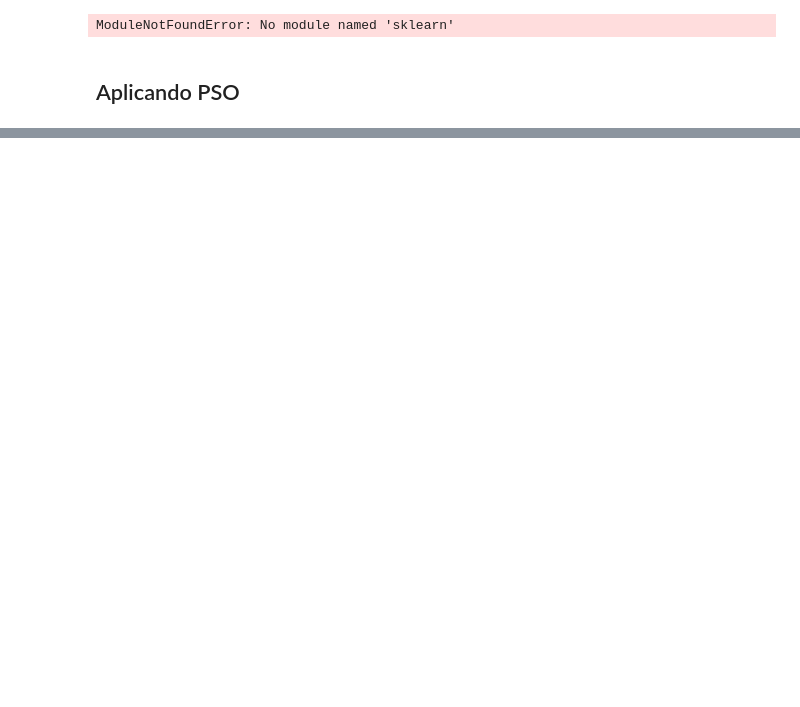
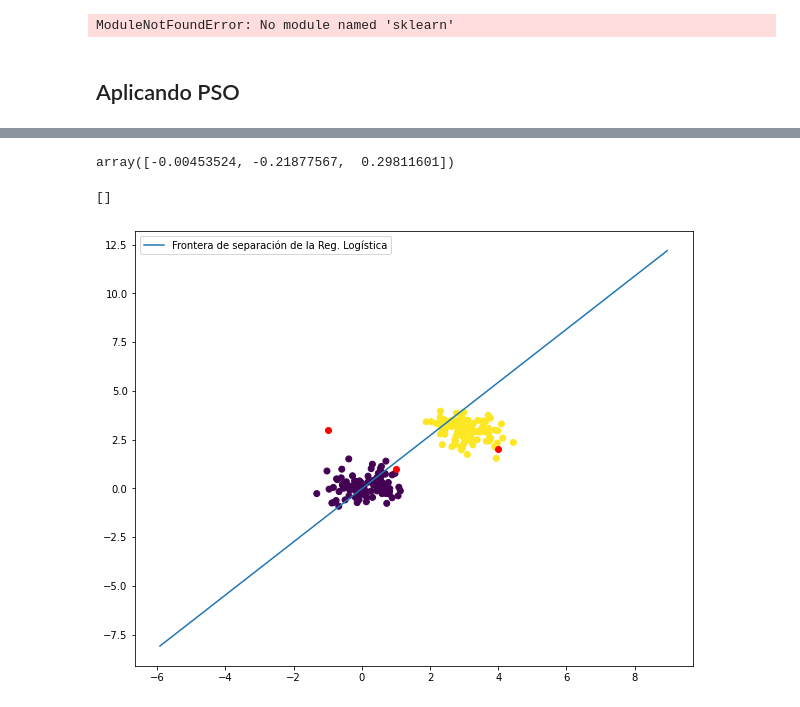
Before and after one commit to RBN421/Inteligencia_Computacional_2024, a Jupyter notebook: Modulo2/Notebooks_Clase_Resuelta/2.4.-Aplicación de PSO.ipynb, the cells around one changed output, grey strips where cells are left out. Drawn from its saved outputs; the diff is of its cells as text; code cells hidden in the pictures; blank space fills up the shorter version.

```diff
--- a/Modulo2/Notebooks_Clase_Resuelta/2.4.-Aplicación de PSO.ipynb
+++ b/Modulo2/Notebooks_Clase_Resuelta/2.4.-Aplicación de PSO.ipynb
@@ -479,0 +480,20 @@ Mejor Posición = [0.9011736053700616, 0.4716904915466955, -0.9418948786644208]
+# %%
+beta_sol_pso2 = np.array(best_position)
+# %%
+beta_sol_pso2
+# %% [output]
+array([-0.00453524, -0.21877567,  0.29811601])
+# %%
+from matplotlib import pyplot as plt
+x_values = [np.min(Xa[:,2] - 5), np.max(Xa[:,2] + 5)]
+y_values = -(beta_sol_pso2[0] + np.dot(beta_sol_pso2[2], x_values))/beta_sol_pso2[1]
+
+plt.figure(figsize=(10,8))
+plt.scatter(X.iloc[:,0].values,X.iloc[:,1].values, c = X['predicción'].values)
+plt.scatter(X_new[:,1],X_new[:,2], c='r')
+plt.plot(x_values, y_values, label='Frontera de separación de la Reg. Logística')
+plt.legend()
+plt.plot()
+# %% [output]
+[]
+[figure, added]
```
Also changed, not shown: parts of 40 cells of this notebook, 1 other file.
